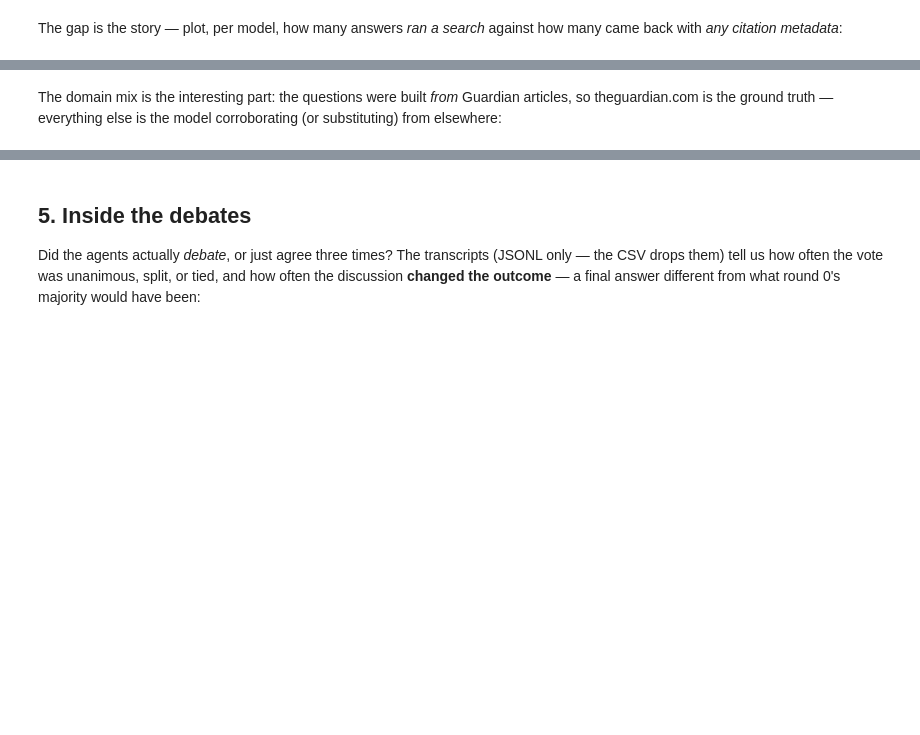
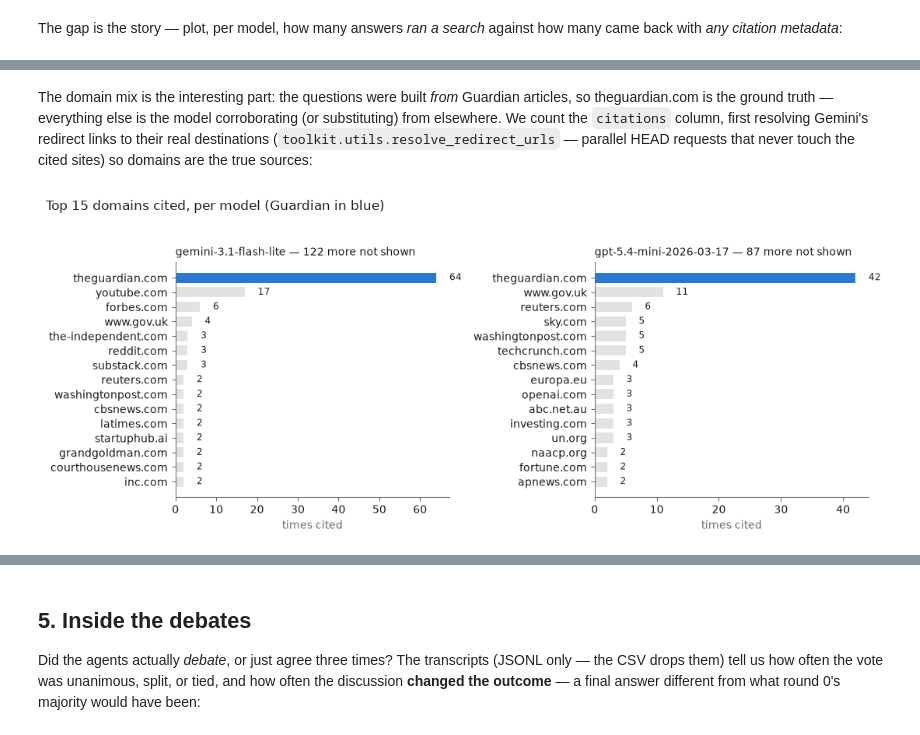
Before and after one commit to mr-devs/tutorial-auditing-the-info-environment, a Jupyter notebook: notebooks/analysis/04_answer_analysis.ipynb, the cells around one changed output, grey strips where cells are left out. Drawn from its saved outputs; the diff is of its cells as text; code cells hidden in the pictures; blank space fills up the shorter version.

```diff
--- a/notebooks/analysis/04_answer_analysis.ipynb
+++ b/notebooks/analysis/04_answer_analysis.ipynb
@@ -180,7 +182,7 @@ import glob
 import json
 import urllib.parse
 
-activity_rows, cite_rows = [], []
+activity_rows, cite_rows, reported_rows = [], [], []
 for path in sorted(glob.glob("../../data/answers/answers_web_search_*.jsonl")):
     with open(path) as f:
         for line in f:
@@ -214,6 +216,13 @@ for path in sorted(glob.glob("../../data/answers/answers_web_search_*.jsonl")):
                                             "url": note["url"],
                                         }
                                     )
+            # the WebSearchAnswer schema's self-reported source URLs
+            # (http-filtered: models occasionally emit reference numbers)
+            urls = [
+                u
+                for u in ans.get("citations") or []
+                if isinstance(u, str) and u.startswith("http")
+            ]
             base = {
                 "question_id": ans["question_id"],
                 "article_id": ans["article_id"],
@@ -227,12 +236,15 @@ for path in sorted(glob.glob("../../data/answers/answers_web_search_*.jsonl")):
                     "n_searches": n_searches,
                     "pages_opened": pages_opened,
                     "n_citations": len(cites),
+                    "n_reported": len(urls),
                 }
             )
             cite_rows.extend({**base, **c} for c in cites)
+            reported_rows.extend({**base, "url": u} for u in urls)
 
 activity = pd.DataFrame(activity_rows)
 citations = pd.DataFrame(cite_rows)
+reported = pd.DataFrame(reported_rows)
 activity.groupby("model")[
-    ["searched", "n_searches", "pages_opened", "n_citations"]
+    ["searched", "n_searches", "pages_opened", "n_citations", "n_reported"]
 ].sum()
@@ -292,21 +315,62 @@ That means the domain analysis below necessarily covers the Gemini runs:
 # %% [markdown]
 The domain mix is the interesting part: the questions were built _from_
 Guardian articles, so theguardian.com is the ground truth — everything
-else is the model corroborating (or substituting) from elsewhere:
+else is the model corroborating (or substituting) from elsewhere. We count
+the `citations` column, first resolving Gemini's redirect links to their
+real destinations (`toolkit.utils.resolve_redirect_urls` — parallel HEAD
+requests that never touch the cited sites) so domains are the true
+sources:
 # %%
-domain_counts = citations["domain"].value_counts().sort_values()
+from toolkit.utils import extract_domain, resolve_redirect_urls
 
-fig, ax = plt.subplots(figsize=(7, max(2.5, 0.3 * len(domain_counts))))
-colors = [BLUE if d == "theguardian.com" else NEUTRAL for d in domain_counts.index]
-ax.barh(domain_counts.index, domain_counts.values, color=colors, height=0.7)
-for y, v in enumerate(domain_counts.values):
-    ax.text(v + 0.05, y, str(v), va="center", color=INK, fontsize=8.5)
-ax.set_xlabel("times cited", color=MUTED)
-ax.set_title("Domains cited by web search (Guardian in blue)", loc="left", color=INK)
-ax.xaxis.get_major_locator().set_params(integer=True)
-clean_axes(ax)
-plt.tight_layout()
+assert not reported.empty, (
+    "no self-reported citations — regenerate the web_search sweep first"
+)
+
+resolved = resolve_redirect_urls(reported["url"])
+reported["resolved_url"] = reported["url"].map(resolved.get)
+reported["domain"] = reported["resolved_url"].map(extract_domain)
+
+TOP_N = 15
+models = sorted(reported["model"].unique())
+
+fig, axes = plt.subplots(
+    1, len(models), figsize=(5.5 * len(models), 4.5), squeeze=False
+)
+for ax, model in zip(axes[0], models):
+    all_counts = reported.loc[reported["model"] == model, "domain"].value_counts()
+    domain_counts = all_counts.head(TOP_N).sort_values()
+    n_others = len(all_counts) - len(domain_counts)
+    colors = [BLUE if d == "theguardian.com" else NEUTRAL for d in domain_counts.index]
+    ax.barh(domain_counts.index, domain_counts.values, color=colors, height=0.7)
+    for y, v in enumerate(domain_counts.values):
+        ax.text(
+            v + 0.05 * domain_counts.max(),
+            y,
+            str(v),
+            va="center",
+            color=INK,
+            fontsize=8.5,
+        )
+    ax.set_xlabel("times cited", color=MUTED)
+    ax.set_title(
+        model + (f" — {n_others} more not shown" if n_others > 0 else ""),
+        loc="left",
+        color=INK,
+        fontsize=10,
+    )
+    ax.xaxis.get_major_locator().set_params(integer=True)
+    clean_axes(ax)
+fig.suptitle(
+    f"Top {TOP_N} domains cited, per model (Guardian in blue)",
+    x=0.01,
+    ha="left",
+    color=INK,
+)
+plt.tight_layout(rect=(0, 0, 1, 0.95))
 plt.show()
+# %% [output]
+[figure, added]
 # %% [markdown]
 ### Did search find the _source_ article?
 
```
Also changed, not shown: parts of 10 cells of this notebook, 1 other file.
